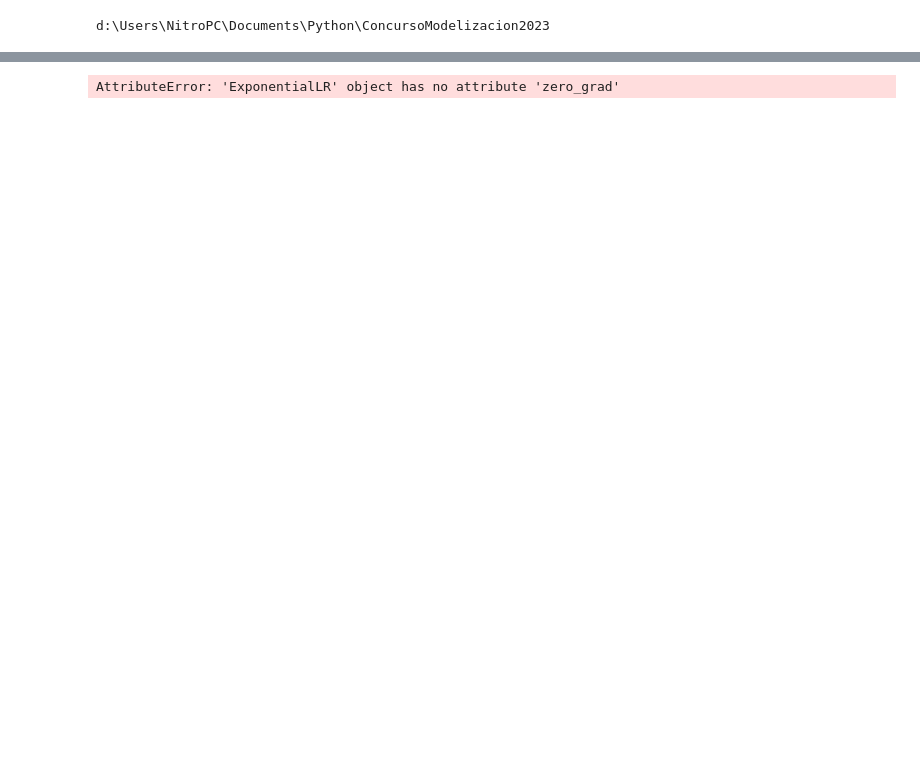
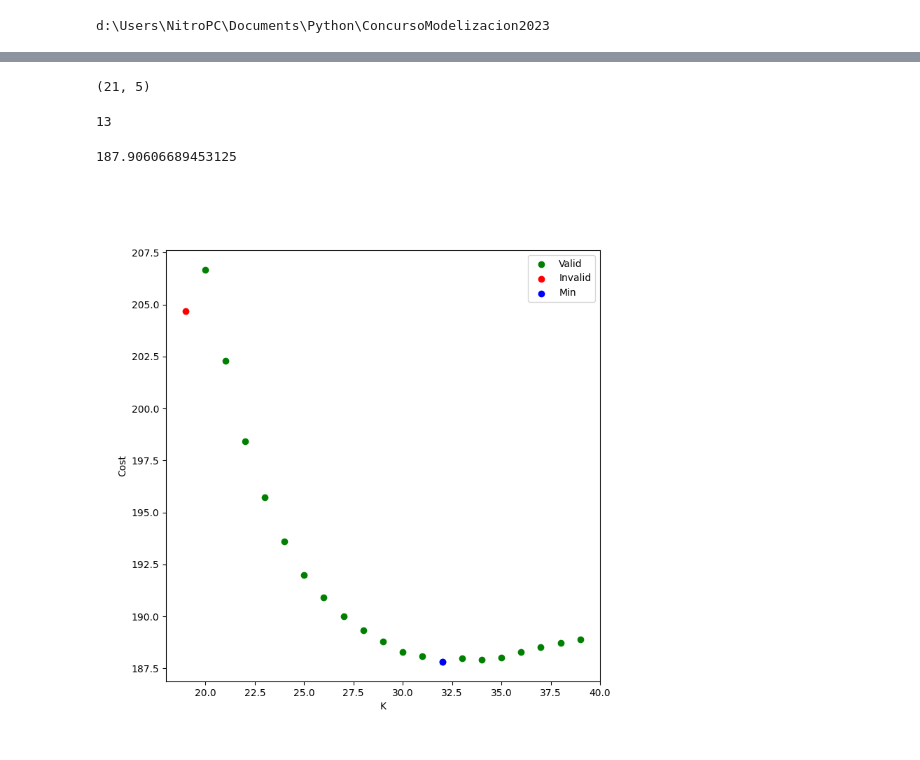
Before and after one commit to dani2442/ConcursoModelizacion2023, a Jupyter notebook: notebooks/solucion_2_gradient_descent copy.ipynb, the cells around one changed output, grey strips where cells are left out. Drawn from its saved outputs; the diff is of its cells as text; code cells hidden in the pictures; blank space fills up the shorter version.

```diff
--- a/notebooks/solucion_2_gradient_descent copy.ipynb
+++ b/notebooks/solucion_2_gradient_descent copy.ipynb
@@ -26,23 +28,26 @@ def check_factibility(K):
     agent = Agent(K)
     env = Environment(dt, gamma, g, m, p_0, v_0)
 
-    loss = ConstrainedLoss_v2(dt, gamma, F_max, alpha)
+    loss = ConstrainedLoss(dt, gamma, F_max, alpha)
     optim = torch.optim.RMSprop(agent.parameters(), lr=1e-0)
-    scheduler = torch.optim.lr_scheduler.ExponentialLR(optim, gamma=0.993)
+    scheduler = torch.optim.lr_scheduler.ExponentialLR(optim, gamma=0.995)
 
     optimize(env, agent, loss, optim, scheduler, iters=2000, verbose=True)
 
     d_loss = DistanceLoss()
-
+    c_loss = CostLoss(dt, gamma)
     f = agent()
     p, v = env(f)
     d1, d2 = d_loss(f, p, v)
     d1, d2 = d1.item(), d2.item()
 
     factible = False
-    if d1<1. and d2<1.:
+    if d1<.5 and d2<.5:
         factible = True
 
-    print(K, d1, d2, factible)
+    loss_c = c_loss(f, p, v)
 
-    return factible
+    result = [K, d1, d2, loss_c.item(), factible]
+    print(result)
+
+    return result
@@ -56,3 +83,31 @@ def check_factibility(K):
+# %%
+np_results.shape
+# %% [output]
+(21, 5)
+# %%
+np.argmin(np_results[:,3])
+# %% [output]
+13
+# %%
+np_results[15,3]
+# %% [output]
+187.90606689453125
+# %%
+fig, ax = plt.subplots(figsize=(8, 8))
+ax.scatter(np.arange(20,40,1), np_results[1:,3], label='Valid', c='g')
+ax.scatter([19],np_results[0,3], label='Invalid', c='r')
+ax.scatter([32], np_results[13,3], label='Min', c='b')
+#ax.plot(np.arange(0,2000,10), losses_2, label='Cost')
+#ax.set_title('Loss')
+#ax.set_yscale('log')
+
+ax.set_ylabel('Cost')
+ax.set_xlabel('K')
+ax.legend()
+plt.savefig("images/K_multi_cost_v5.pdf", format="pdf", bbox_inches="tight")
+plt.show()
+# %% [output]
+[figure, added]
 # %%
 def optimize(env, agent, loss, loss2, optim, scheduler=None, iters=10000, verbose=True):
     losses_1, losses_2 = [], []
@@ -86,11 +141,7 @@ K=20
 agent = Agent(K)
 env = Environment(dt, gamma, g, m, p_0, v_0)
 
-loss = ConstrainedLoss_v2(dt, gamma, F_max, alpha)
-loss = CostLoss(dt, gamma)
+loss = ConstrainedLoss(dt, gamma, F_max, alpha)
+loss2 = CostLoss(dt, gamma)
 optim = torch.optim.RMSprop(agent.parameters(), lr=1e-0)
 scheduler = torch.optim.lr_scheduler.ExponentialLR(optim, gamma=0.995)
-
-losses_1, losses_2, params = optimize(env, agent, loss, loss2, optim, scheduler, iters=2000, verbose=True)
-# %% [output]
-AttributeError: 'ExponentialLR' object has no attribute 'zero_grad'
```
Also changed, not shown: parts of 14 cells of this notebook, 1 other file.
